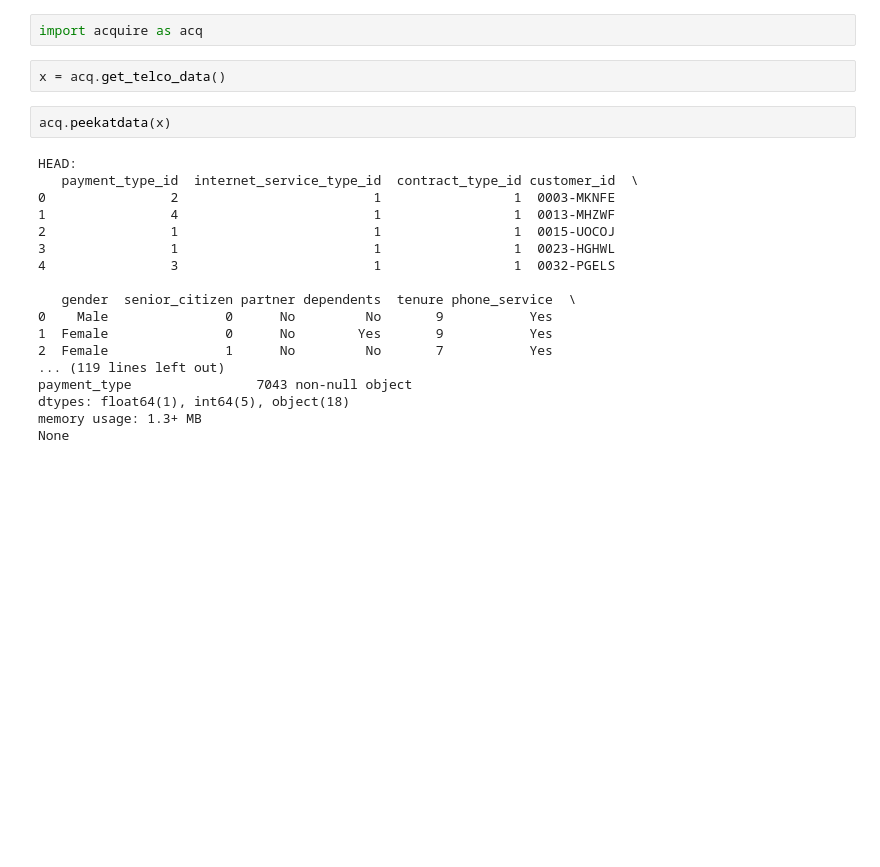
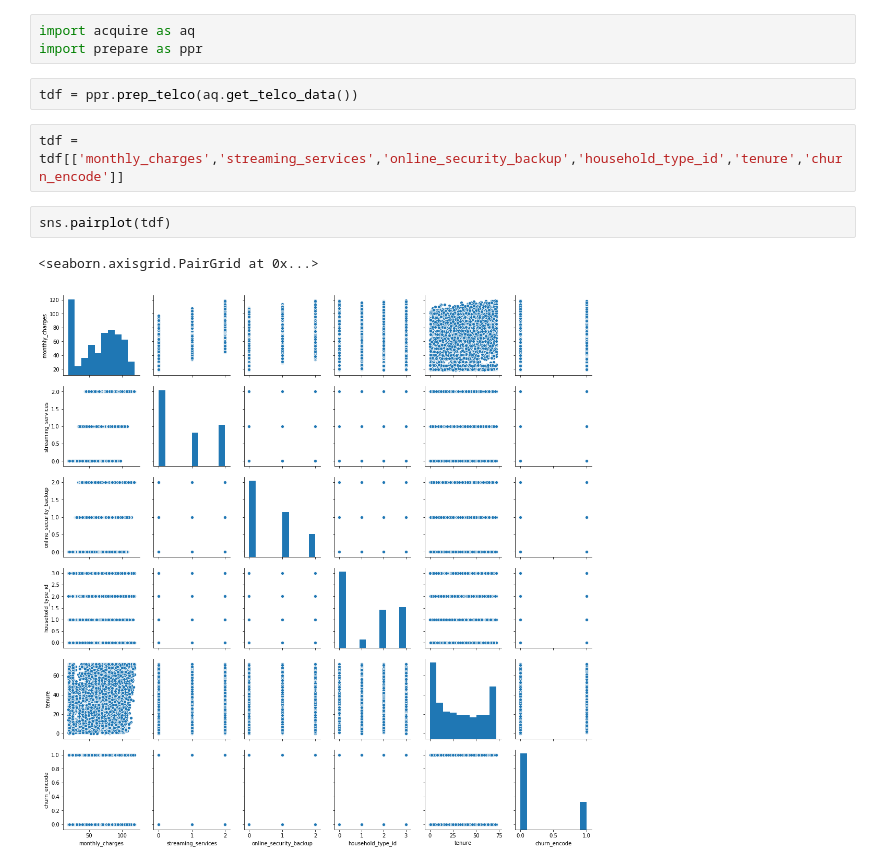
Before and after one commit to telco-norrick-chad/classification_proj_telco, a Jupyter notebook: norrick.ipynb, the cells around one changed output. Cells and saved outputs as stored; diff of their text form; blank space fills up the shorter version.

```diff
--- a/norrick.ipynb
+++ b/norrick.ipynb
@@ -1,24 +6,12 @@
 # %%
-import acquire as acq
+import acquire as aq
+import prepare as ppr
-# %%
-x = acq.get_telco_data()
-# %%
-acq.peekatdata(x)
-# %% [output]
-HEAD:
-   payment_type_id  internet_service_type_id  contract_type_id customer_id  \
-0                2                         1                 1  0003-MKNFE
-1                4                         1                 1  0013-MHZWF
-2                1                         1                 1  0015-UOCOJ
-3                1                         1                 1  0023-HGHWL
-4                3                         1                 1  0032-PGELS
-
-   gender  senior_citizen partner dependents  tenure phone_service  \
-0    Male               0      No         No       9           Yes
-1  Female               0      No        Yes       9           Yes
-2  Female               1      No         No       7           Yes
-... (119 lines left out)
-payment_type                7043 non-null object
-dtypes: float64(1), int64(5), object(18)
-memory usage: 1.3+ MB
-None
+# %%
+tdf = ppr.prep_telco(aq.get_telco_data())
+# %%
+tdf = tdf[['monthly_charges','streaming_services','online_security_backup','household_type_id','tenure','churn_encode']]
+# %%
+sns.pairplot(tdf)
+# %% [output]
+<seaborn.axisgrid.PairGrid at 0x...>
+[figure, added]
```
Also changed, not shown: parts of 6 cells of this notebook.
